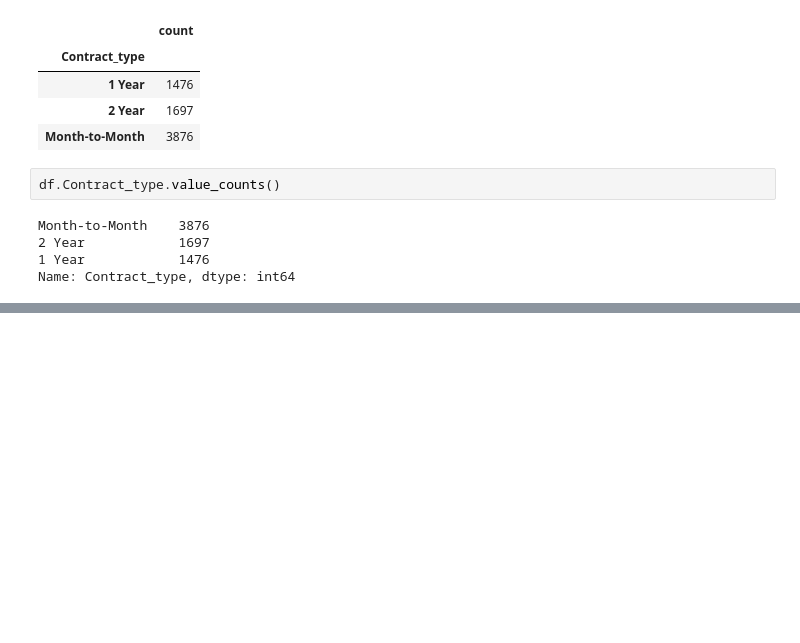
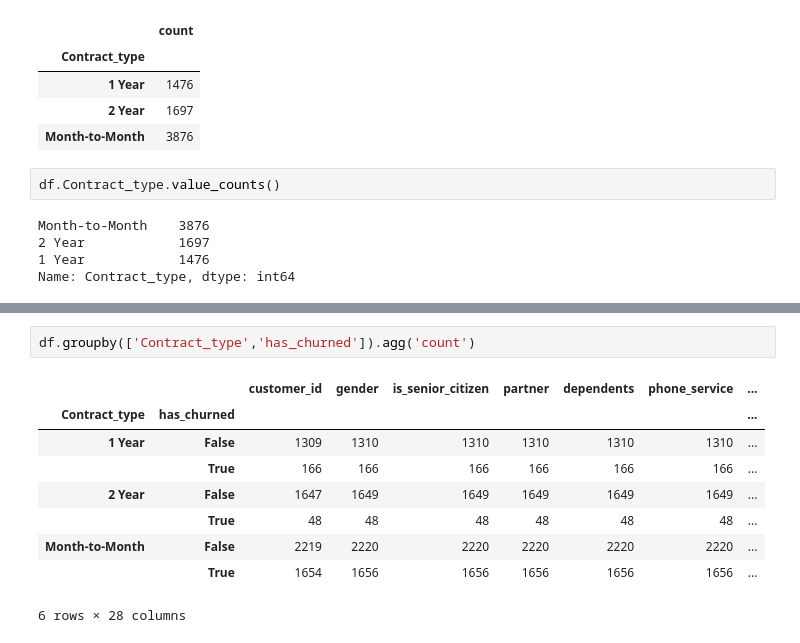
Before and after one commit to matt-c-knight/numpy-pandas-visualization-exercises, a Jupyter notebook: churn_exercise.ipynb, the cells around one changed output, grey strips where cells are left out. Drawn from its saved outputs; the diff is of its cells as text; blank space fills up the shorter version.

```diff
--- a/churn_exercise.ipynb
+++ b/churn_exercise.ipynb
@@ -83,0 +167,12 @@ Name: Contract_type, dtype: int64
+# %%
+df.groupby(['Contract_type','has_churned']).agg('count')
+# %% [output]
+|  |  | customer_id | gender | is_senior_citizen | partner | dependents | phone_service | ... |
+| Contract_type | has_churned |  |  |  |  |  |  | ... |
+| 1 Year | False | 1309 | 1310 | 1310 | 1310 | 1310 | 1310 | ... |
+|  | True | 166 | 166 | 166 | 166 | 166 | 166 | ... |
+| 2 Year | False | 1647 | 1649 | 1649 | 1649 | 1649 | 1649 | ... |
+|  | True | 48 | 48 | 48 | 48 | 48 | 48 | ... |
+| Month-to-Month | False | 2219 | 2220 | 2220 | 2220 | 2220 | 2220 | ... |
+|  | True | 1654 | 1656 | 1656 | 1656 | 1656 | 1656 | ... |
+6 rows × 28 columns
```
Also changed, not shown: parts of 10 cells of this notebook.
